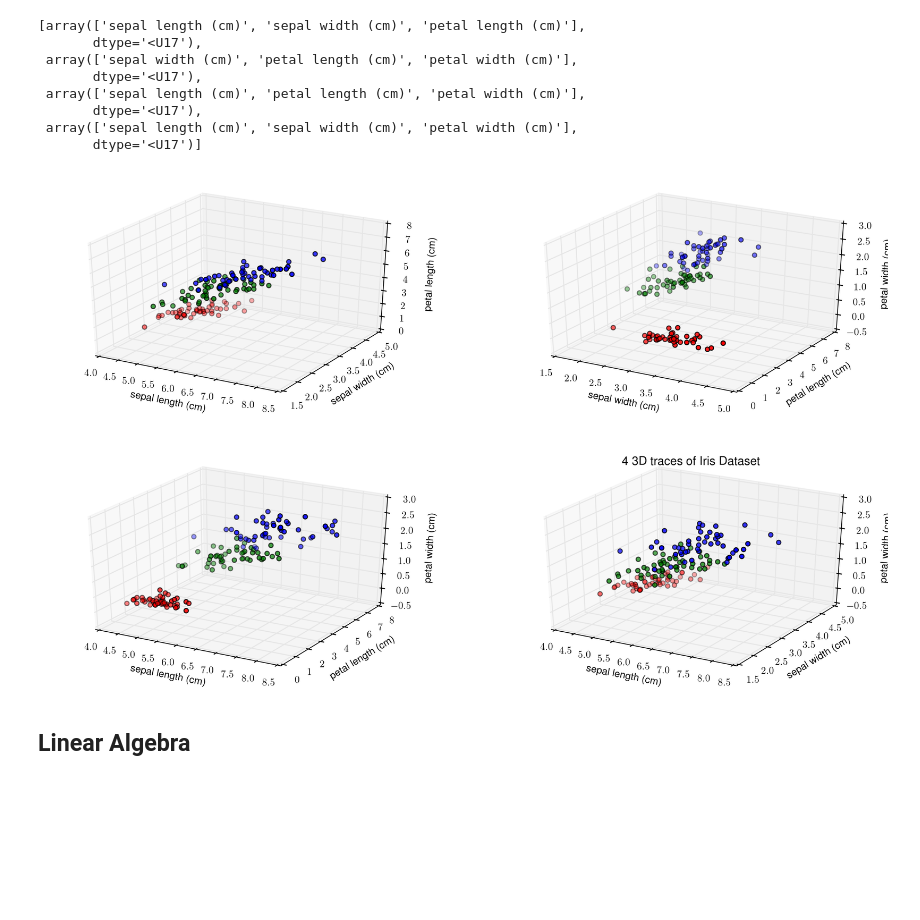
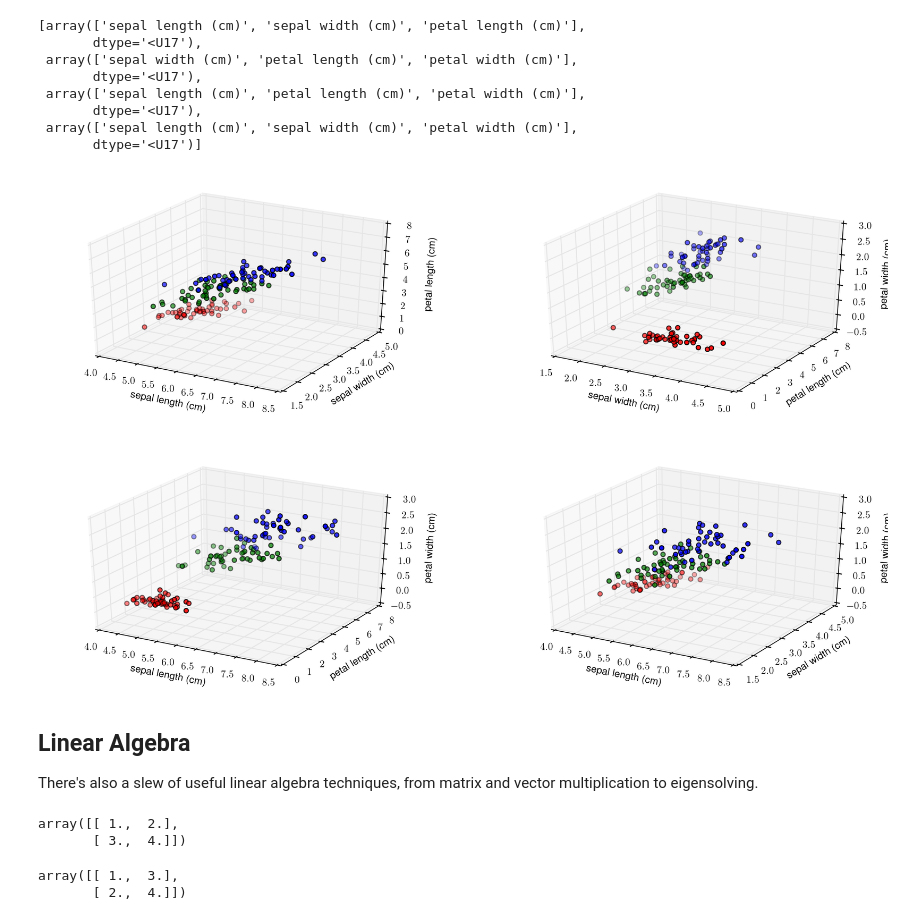
Before and after one commit to ricedatasci/workshop1-numpy-pandas, a Jupyter notebook: intro-to-numpy.ipynb, the cells around one changed output. Drawn from its saved outputs; the diff is of its cells as text; code cells hidden in the pictures; blank space fills up the shorter version.

Commit message:
added some more basic operations on arrays and linear algebra stuff

```diff
--- a/intro-to-numpy.ipynb
+++ b/intro-to-numpy.ipynb
@@ -142,7 +252,8 @@ iris.keys()
 # %% [output]
 dict_keys(['target', 'DESCR', 'data', 'target_names', 'feature_names'])
 # %%
-labels = np.array([ iris['target_names'][target_index] for target_index in iris['target'] ])
+#
+labels = np.array(iris['target_names'])[iris['target']]
 labels[::50]
 # %% [output]
 array(['setosa', 'versicolor', 'virginica'],
@@ -182,21 +293,15 @@ color_labels = list(map(lambda key: colormap[key], labels))
 # %%
 from mpl_toolkits.mplot3d import Axes3D
 from matplotlib.gridspec import GridSpec
 
 gs = GridSpec(2,2)
 
 for ind, data, feature_labels in zip(range(len(plot_arrays)), plot_arrays, plot_features):
     ax = plt.subplot(gs[ind // 2, ind % 2], projection = '3d')
     ax.scatter(*tuple(data), c=color_labels)
 
     label_funcs = [ax.set_xlabel, ax.set_ylabel, ax.set_zlabel]
     for label_func, label in zip(label_funcs, feature_labels):
         label_func(label)
-
-
-plt.title('4 3D traces of Iris Dataset')
-plt.legend()
 # %% [output]
-[figure, old version]
+[figure, new version]
-# %% [markdown]
-## Linear Algebra
@@ -204,0 +308,16 @@ plt.legend()
+# %% [markdown]
+## Linear Algebra
+
+There's also a slew of useful linear algebra techniques, from matrix and vector multiplication to eigensolving.
+# %%
+a = np.array([[1.0, 2.0], [3.0, 4.0]])
+a
+# %% [output]
+array([[ 1.,  2.],
+       [ 3.,  4.]])
+# %%
+#   Transpose of a matrix
+a.transpose()
+# %% [output]
+array([[ 1.,  3.],
+       [ 2.,  4.]])
```
Also changed, not shown: parts of 42 cells of this notebook.
